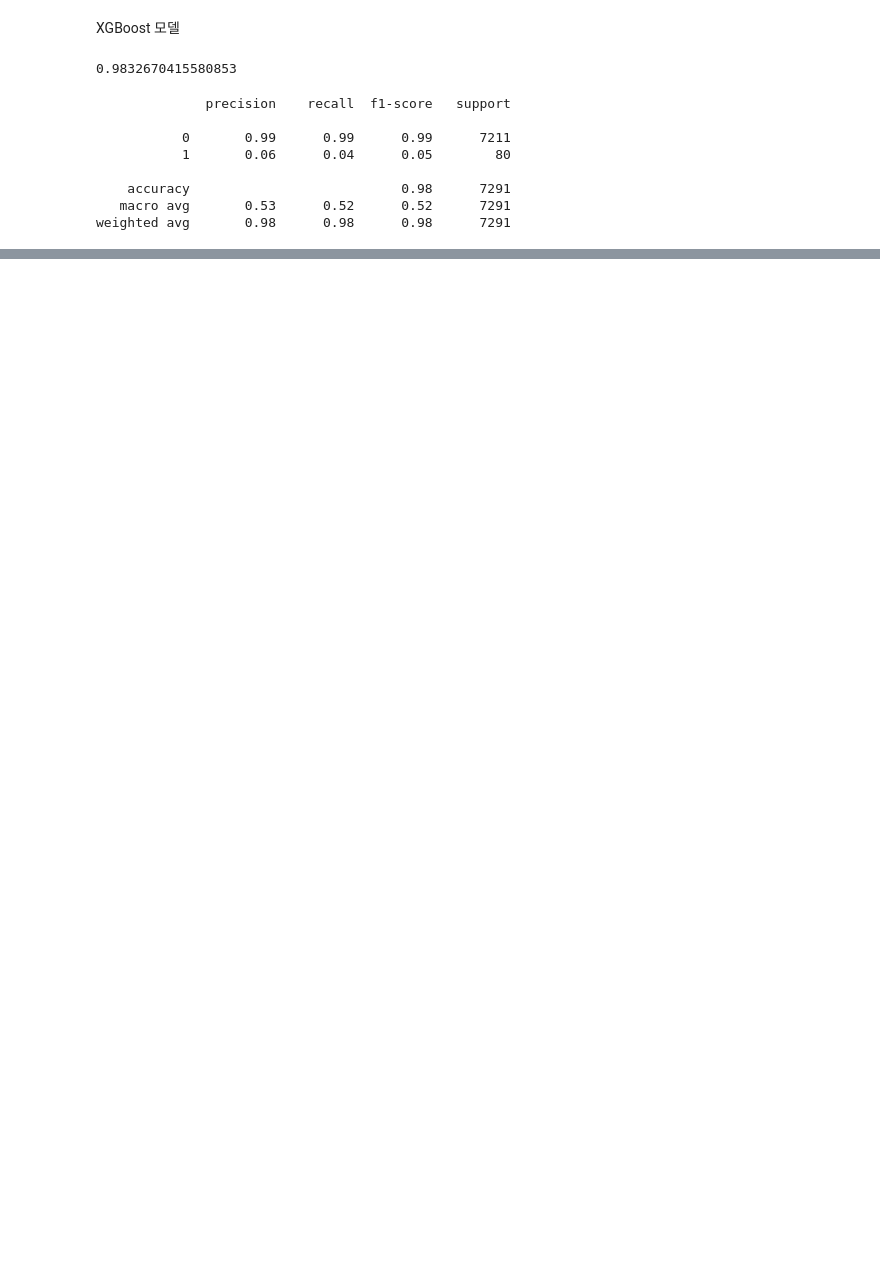
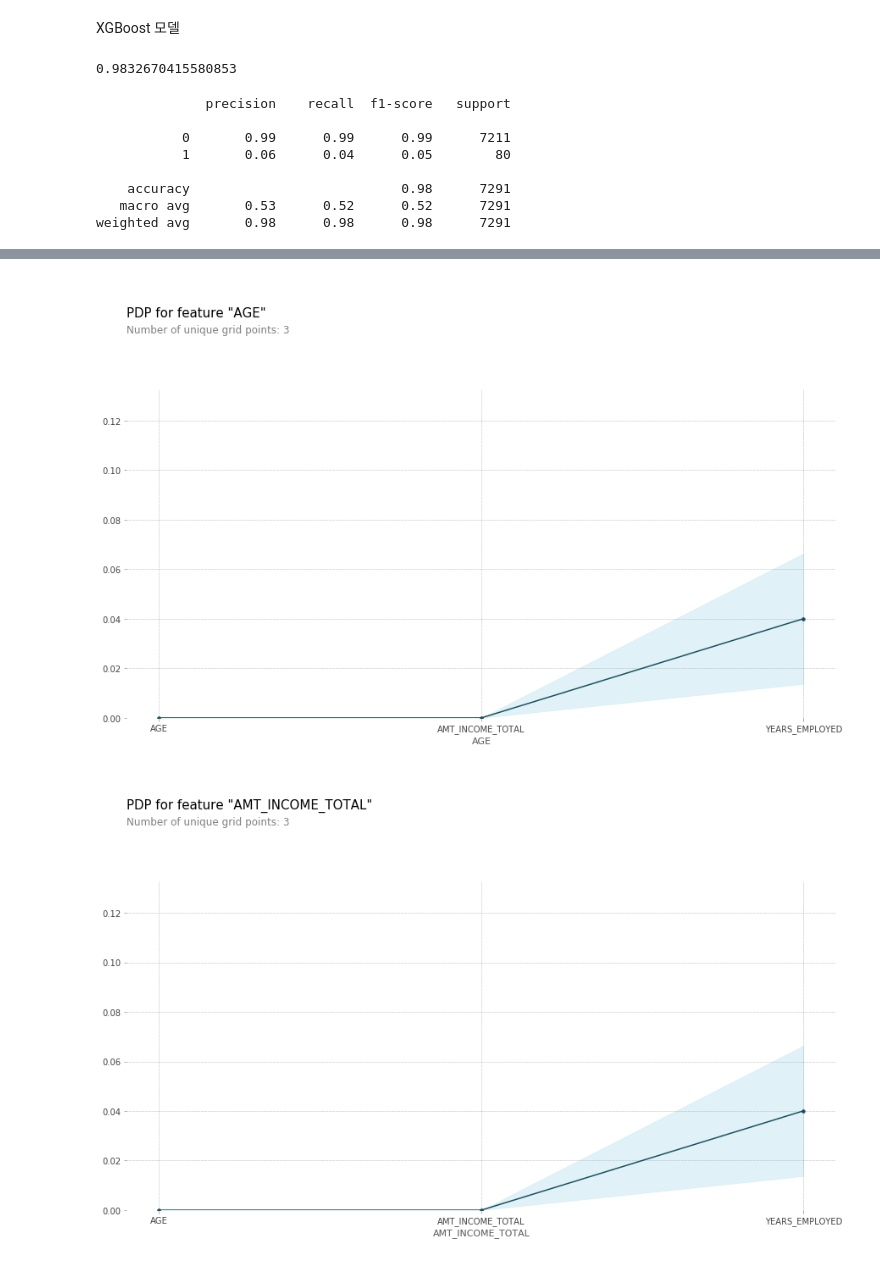
Before and after one commit to yyeseull/AI13, a Jupyter notebook: AI_13_서예슬_section2_project.ipynb, the cells around one changed output, grey strips where cells are left out. Cells and saved outputs as stored; diff of their text form; code cells hidden in the pictures; blank space fills up the shorter version.

```diff
--- a/AI_13_서예슬_section2_project.ipynb
+++ b/AI_13_서예슬_section2_project.ipynb
@@ -1058,4 +1043,19 @@ FLAG_EMAIL: 0.0187
 NAME_HOUSING_TYPE: 0.0000
+# %%
+features1 = ['AGE', 'AMT_INCOME_TOTAL','YEARS_EMPLOYED']
+
+for feature in features:
+  isolated = pdp_isolate( model=best_clf_forest_class,
+                          dataset=X_train,
+                          model_features=X_train.columns,
+                         feature=features1,
+                         grid_type='percentile',
+                         num_grid_points=10)
+
+  pdp_plot(isolated, feature_name=feature);
+# %% [output]
+[figure, added]
+[figure, added]
 # %%
 features = ['AGE', 'AMT_INCOME_TOTAL']
 
```
Also changed, not shown: parts of 18 cells of this notebook.
